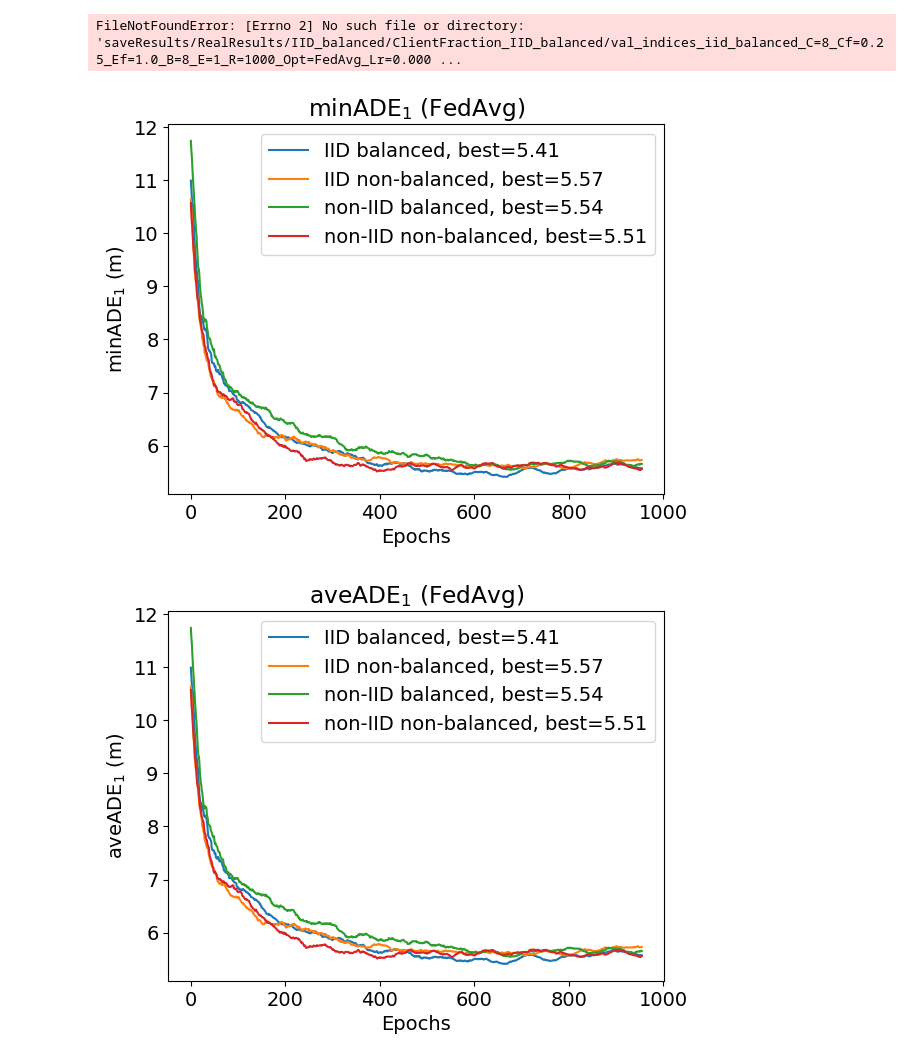
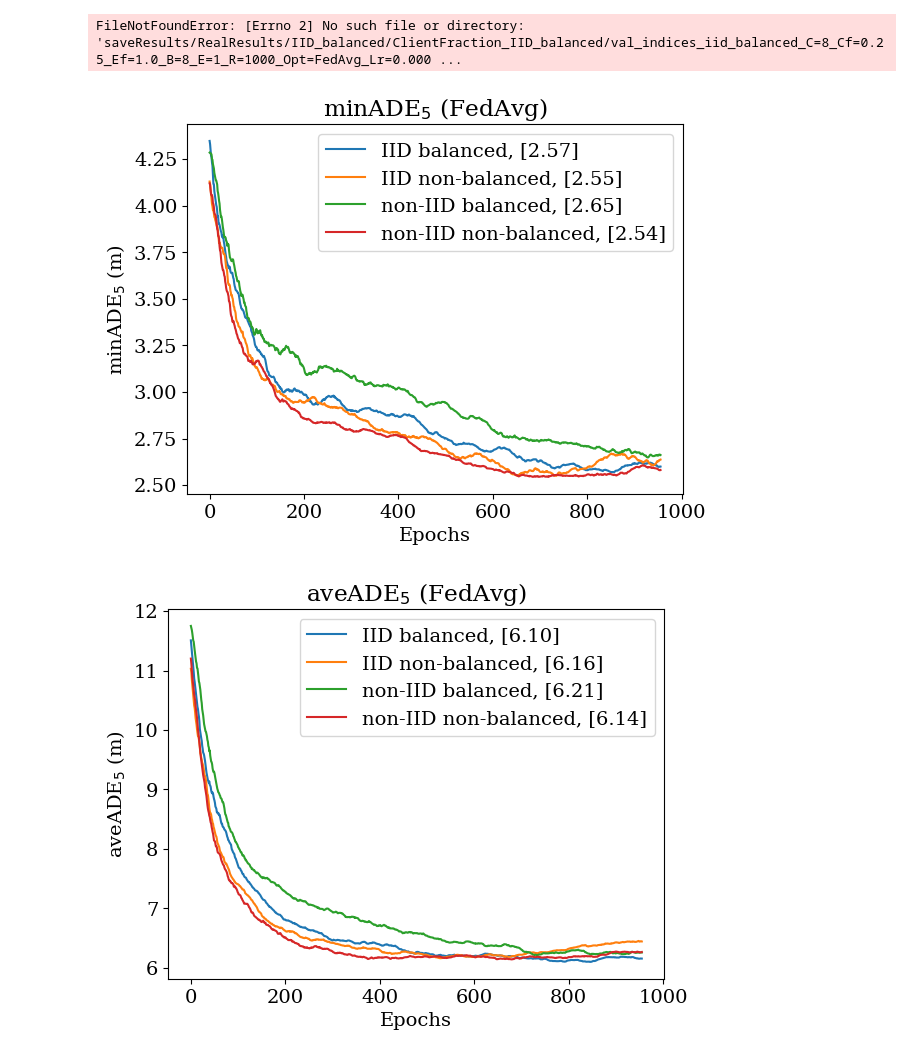
Before and after one commit to dolander1/nuscenes_dolander1, a Jupyter notebook: python-sdk/tutorials/analyseIID.ipynb, the cells around one changed output. Cells and saved outputs as stored; diff of their text form; code cells hidden in the pictures.

```diff
--- a/python-sdk/tutorials/analyseIID.ipynb
+++ b/python-sdk/tutorials/analyseIID.ipynb
@@ -368,7 +368,7 @@ import numpy as np
 import matplotlib.pyplot as plt
 
 # Settings
-k_nr_of_trajectories_many_files_ADE = 1 # 1, 5, 15
+k_nr_of_trajectories_many_files_ADE = 5 # 1, 5, 15
 k_nr_of_trajectories_many_files_FDE = 1 # 1
 k_nr_of_trajectories_many_files_MDE = 5 # 5
 max_distance = 2 # 2, 4
@@ -473,6 +473,9 @@ folder_name = "FedAvg"
 
 # Set the font size for all labels and title
 plt.rcParams.update({'font.size': 14})
+plt.rcParams['font.family'] = 'serif'
+plt.rcParams['font.serif'] = ['Times New Roman'] + plt.rcParams['font.serif']
+
 
 ## Smooth data ADE
 start_number = 5
@@ -485,20 +488,20 @@ best_smooth_ave_ADE_list = [min(smooth_ave_ADE) for smooth_ave_ADE in smooth_ave
 ## Plot ADE
 # min_ADE
 plt.figure()
-[plt.plot(smooth_min_ADE, label=legend+f', best={best_min_ADE:.2f}') for smooth_min_ADE, legend, best_min_ADE in zip(smooth_min_ADE_list, legend_list, best_smooth_min_ADE_list)]
+[plt.plot(smooth_min_ADE, label=legend+f', [{best_min_ADE:.2f}]') for smooth_min_ADE, legend, best_min_ADE in zip(smooth_min_ADE_list, legend_list, best_smooth_min_ADE_list)]
 plt.legend();
 plt.title(f"minADE$_{k_nr_of_trajectories_many_files_ADE}$ ({folder_name})");
 plt.xlabel('Epochs')
 plt.ylabel(f"minADE$_{k_nr_of_trajectories_many_files_ADE}$ (m)")
-plt.savefig(f"saveResults/plots/{folder}/{folder_name}_minADE_k={k_nr_of_trajectories_many_files_ADE}.png", bbox_inches='tight', pad_inches=0)
+plt.savefig(f"saveResults/plots/{folder}/{folder_name}_minADE_k={k_nr_of_trajectories_many_files_ADE}.pdf", bbox_inches='tight', pad_inches=0)
 # ave_ADE
 plt.figure()
-[plt.plot(smooth_ave_ADE, label=legend+f', best={best_ave_ADE:.2f}') for smooth_ave_ADE, legend, best_ave_ADE in zip(smooth_ave_ADE_list, legend_list, best_smooth_ave_ADE_list)]
+[plt.plot(smooth_ave_ADE, label=legend+f', [{best_ave_ADE:.2f}]') for smooth_ave_ADE, legend, best_ave_ADE in zip(smooth_ave_ADE_list, legend_list, best_smooth_ave_ADE_list)]
 plt.legend();
 plt.title(f"aveADE$_{k_nr_of_trajectories_many_files_ADE}$ ({folder_name})");
 plt.xlabel('Epochs')
 plt.ylabel(f"aveADE$_{k_nr_of_trajectories_many_files_ADE}$ (m)")
-plt.savefig(f"saveResults/plots/{folder}/{folder_name}_aveADE_k={k_nr_of_trajectories_many_files_ADE}", bbox_inches='tight', pad_inches=0)
+plt.savefig(f"saveResults/plots/{folder}/{folder_name}_aveADE_k={k_nr_of_trajectories_many_files_ADE}.pdf", bbox_inches='tight', pad_inches=0)
 
 
 ## Smooth data FDE
@@ -511,45 +514,45 @@ best_smooth_ave_FDE_list = [min(smooth_ave_FDE) for smooth_ave_FDE in smooth_ave
 
 ## Plot FDE
 plt.figure()
-[plt.plot(smooth_min_FDE, label=legend+f', best={best_min_FDE:.2f}') for smooth_min_FDE, legend, best_min_FDE in zip(smooth_min_FDE_list, legend_list, best_smooth_min_FDE_list)]
-# [plt.plot(smooth_ave_FDE, label=legend+', ave_FDE'+f', best={best_ave_FDE:.2f}') for smooth_ave_FDE, legend, best_ave_FDE in zip(smooth_ave_FDE_list, legend_list, best_smooth_ave_FDE_list)]
+[plt.plot(smooth_min_FDE, label=legend+f', [{best_min_FDE:.2f}]') for smooth_min_FDE, legend, best_min_FDE in zip(smooth_min_FDE_list, legend_list, best_smooth_min_FDE_list)]
+# [plt.plot(smooth_ave_FDE, label=legend+', ave_FDE'+f', [{best_ave_FDE:.2f}]') for smooth_ave_FDE, legend, best_ave_FDE in zip(smooth_ave_FDE_list, legend_list, best_smooth_ave_FDE_list)]
 plt.legend();
 plt.title(f"FDE$_{k_nr_of_trajectories_many_files_FDE}$ ({folder_name})");
 plt.xlabel('Epochs')
 plt.ylabel(f"FDE$_{k_nr_of_trajectories_many_files_FDE}$ (m)")
-plt.savefig(f"saveResults/plots/{folder}/{folder_name}_FDE_k={k_nr_of_trajectories_many_files_FDE}", bbox_inches='tight', pad_inches=0)
+plt.savefig(f"saveResults/plots/{folder}/{folder_name}_FDE_k={k_nr_of_trajectories_many_files_FDE}.pdf", bbox_inches='tight', pad_inches=0)
 
 
 ## Smooth data MDE - hit rate
 start_number = 5
 window_size = 40
 smooth_min_MDE_list = [np.convolve(min_MDE[start_number:], np.ones(window_size)/window_size, mode='valid') for min_MDE in min_MDE_list]
 smooth_ave_MDE_list = [np.convolve(ave_MDE[start_number:], np.ones(window_size)/window_size, mode='valid') for ave_MDE in ave_MDE_list]
 smooth_hit_rate_list = [np.convolve(hit_rate[start_number:], np.ones(window_size)/window_size, mode='valid') for hit_rate in min_hit_rate_list]
 best_smooth_min_MDE_list = [min(smooth_min_MDE) for smooth_min_MDE in smooth_min_MDE_list]
 best_smooth_ave_MDE_list = [min(smooth_ave_MDE) for smooth_ave_MDE in smooth_ave_MDE_list]
 best_smooth_hit_rate_list = [max(smooth_hit_rate) for smooth_hit_rate in smooth_hit_rate_list]
 
 
 ## Plot MDE - hit rate
 #     # MDE
 #     plt.figure()
-#     # [plt.plot(smooth_min_MDE, label=legend+', min_MDE'+f', best={best_min_MDE:.2f}') for smooth_min_MDE, legend, best_min_MDE in zip(smooth_min_MDE_list, legend_list, best_smooth_min_MDE_list)]
-#     [plt.plot(smooth_ave_MDE, label=legend+f', best={best_ave_MDE:.2f}') for smooth_ave_MDE, legend, best_ave_MDE in zip(smooth_ave_MDE_list, legend_list, best_smooth_ave_MDE_list)]
+#     # [plt.plot(smooth_min_MDE, label=legend+', min_MDE'+f', [{best_min_MDE:.2f}]') for smooth_min_MDE, legend, best_min_MDE in zip(smooth_min_MDE_list, legend_list, best_smooth_min_MDE_list)]
+#     [plt.plot(smooth_ave_MDE, label=legend+f', [{best_ave_MDE:.2f}]') for smooth_ave_MDE, legend, best_ave_MDE in zip(smooth_ave_MDE_list, legend_list, best_smooth_ave_MDE_list)]
 #     plt.legend();
 #     plt.title(f"aveMDE$_{k_nr_of_trajectories_many_files_MDE}$ ({folder_name})");
 #     plt.xlabel('Epochs')
 #     plt.ylabel(f"aveMDE$_{k_nr_of_trajectories_many_files_MDE}$ (m)")
-#     plt.savefig(f"saveResults/plots/{folder}_aveMDE_k={k_nr_of_trajectories_many_files_MDE}", bbox_inches='tight', pad_inches=0)
+#     plt.savefig(f"saveResults/plots/{folder}_aveMDE_k={k_nr_of_trajectories_many_files_MDE}.pdf", bbox_inches='tight', pad_inches=0)
 
 # HitRate
 plt.figure()
-[plt.plot(smooth_hit_rate, label=legend+f', best={best_smooth_hit_rate:.3f}') for smooth_hit_rate, legend, best_smooth_hit_rate in zip(smooth_hit_rate_list, legend_list, best_smooth_hit_rate_list)]
+[plt.plot(smooth_hit_rate, label=legend+f', [{best_smooth_hit_rate:.3f}]') for smooth_hit_rate, legend, best_smooth_hit_rate in zip(smooth_hit_rate_list, legend_list, best_smooth_hit_rate_list)]
 plt.legend();
 plt.title(r'HitRate$_{{{0},{1}\rm m}}$ ({2})'.format(k_nr_of_trajectories_many_files_MDE, max_distance, folder_name));
 plt.xlabel('Epochs')
 plt.ylabel(r'HitRate$_{{{0},{1}\rm m}}$'.format(k_nr_of_trajectories_many_files_MDE, max_distance))
-plt.savefig(f"saveResults/plots/{folder}/{folder_name}_HitRate_k={k_nr_of_trajectories_many_files_MDE}_d={max_distance}", bbox_inches='tight', pad_inches=0)
+plt.savefig(f"saveResults/plots/{folder}/{folder_name}_HitRate_k={k_nr_of_trajectories_many_files_MDE}_d={max_distance}.pdf", bbox_inches='tight', pad_inches=0)
 # %% [output]
-[figure, old version]
+[figure, new version]
-[figure, old version]
+[figure, new version]
```
Also changed, not shown: parts of 1 cell of this notebook, 1 other file.
